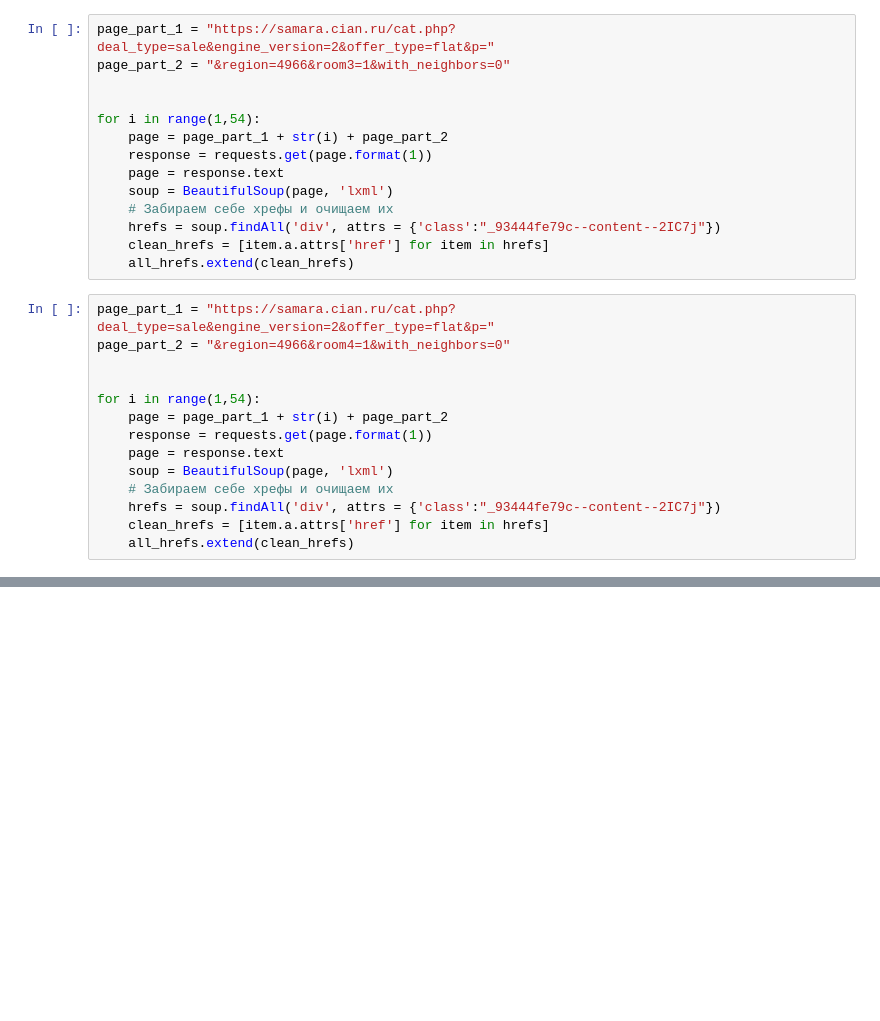
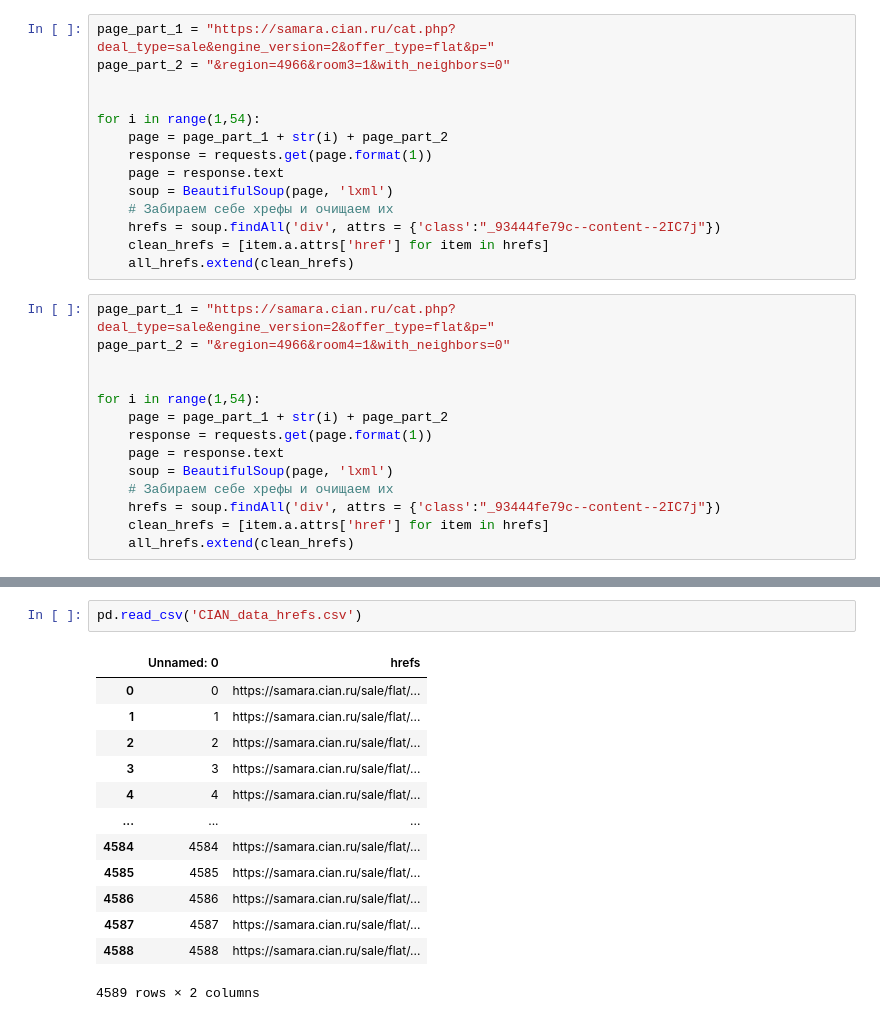
Before and after one commit to irina-semina/project_samara, a Jupyter notebook: Сбор первичных данных.ipynb, the cells around one changed output, grey strips where cells are left out. Saved outputs shown, nothing was run; the diff lists cells and outputs as text; blank space fills up the shorter version.

```diff
--- a/Сбор первичных данных.ipynb
+++ b/Сбор первичных данных.ipynb
@@ -84 +103,17 @@ pd.DataFrame.to_csv(hrefs,'CIAN_data_hrefs.csv')
+# %%
+pd.read_csv('CIAN_data_hrefs.csv')
+# %% [output]
+|  | Unnamed: 0 | hrefs |
+| 0 | 0 | https://samara.cian.ru/sale/flat/... |
+| 1 | 1 | https://samara.cian.ru/sale/flat/... |
+| 2 | 2 | https://samara.cian.ru/sale/flat/... |
+| 3 | 3 | https://samara.cian.ru/sale/flat/... |
+| 4 | 4 | https://samara.cian.ru/sale/flat/... |
+| ... | ... | ... |
+| 4584 | 4584 | https://samara.cian.ru/sale/flat/... |
+| 4585 | 4585 | https://samara.cian.ru/sale/flat/... |
+| 4586 | 4586 | https://samara.cian.ru/sale/flat/... |
+| 4587 | 4587 | https://samara.cian.ru/sale/flat/... |
+| 4588 | 4588 | https://samara.cian.ru/sale/flat/... |
+4589 rows × 2 columns
 # %%
```
Also changed, not shown: parts of 13 cells of this notebook, 2 other files.
